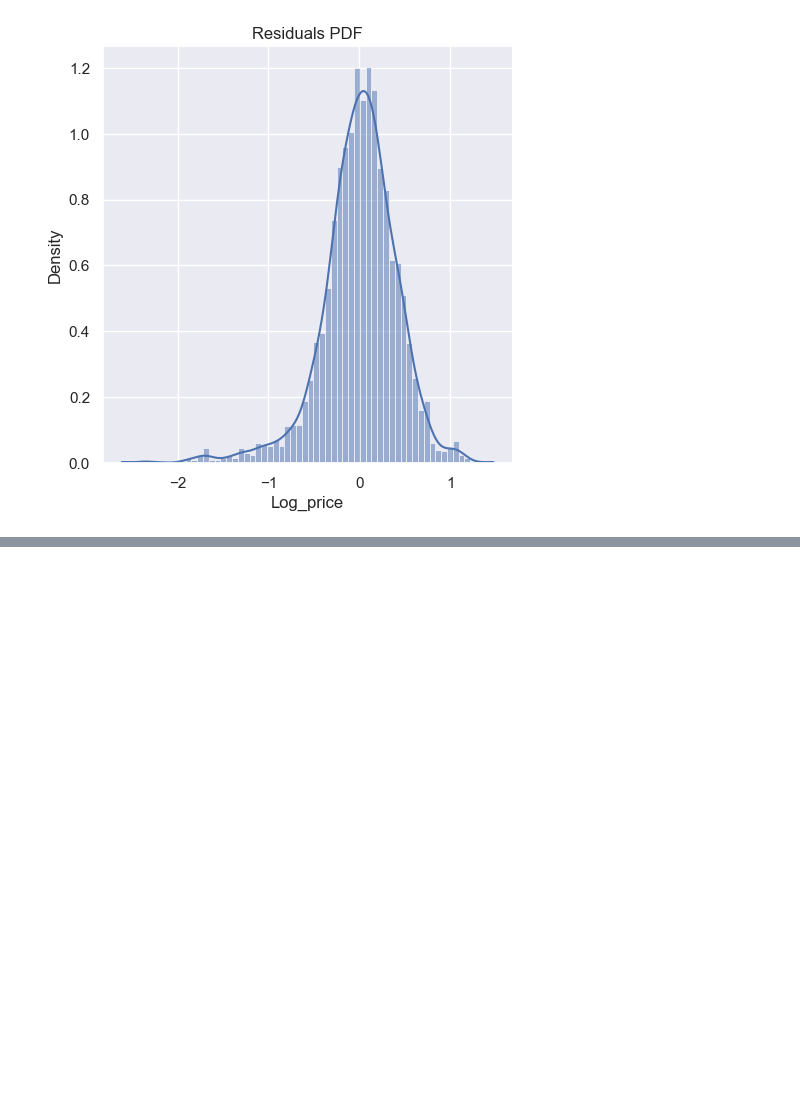
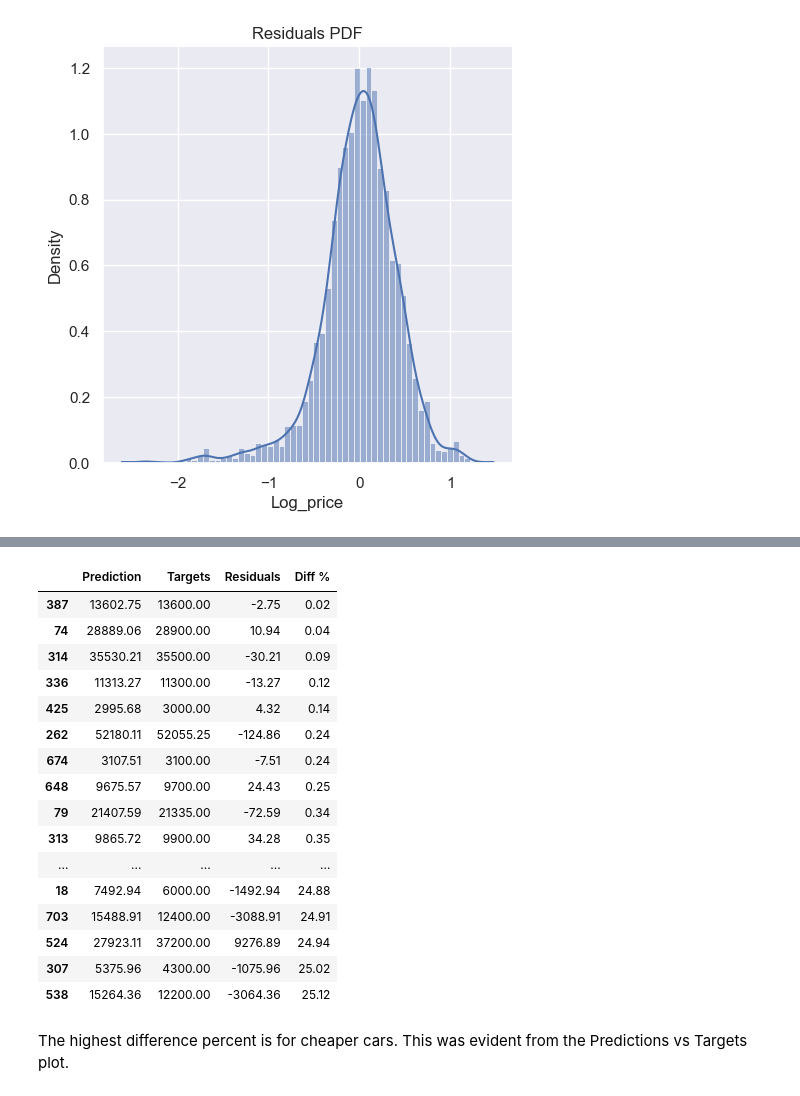
Before and after one commit to tanjatom/MachineLearning, a Jupyter notebook: Regression/predicting_car_prices.ipynb, the cells around one changed output, grey strips where cells are left out. Saved outputs shown, nothing was run; the diff lists cells and outputs as text; code cells hidden in the pictures; blank space fills up the shorter version.

```diff
--- a/Regression/predicting_car_prices.ipynb
+++ b/Regression/predicting_car_prices.ipynb
@@ -574,0 +619,4 @@ plt.show()
+# %%
+# Reset index
+y_test = y_test.reset_index(drop=True)
+y_test.head()
@@ -574,0 +630,4 @@ plt.show()
+# %%
+# Update Target column
+df_performance["Targets"] = np.exp(y_test)
+df_performance
@@ -574,0 +648,4 @@ plt.show()
+# %%
+# Calculate residuals
+df_performance["Residuals"] = df_performance["Targets"] - df_performance["Prediction"]
+df_performance.head()
@@ -574,0 +659,4 @@ plt.show()
+# %%
+# Find out how much the difference is in percentage
+df_performance["Diff %"] = np.absolute(df_performance["Residuals"] / df_performance["Targets"] * 100)
+df_performance
@@ -574,0 +690,25 @@ plt.show()
+# %%
+# See all rows, display results with two digits and sort it
+pd.options.display.max_rows = 999
+pd.set_option("display.float_format", lambda x: "%.2f" % x)
+df_performance.sort_values("Diff %")
+# %% [output]
+|  | Prediction | Targets | Residuals | Diff % |
+| 387 | 13602.75 | 13600.00 | -2.75 | 0.02 |
+| 74 | 28889.06 | 28900.00 | 10.94 | 0.04 |
+| 314 | 35530.21 | 35500.00 | -30.21 | 0.09 |
+| 336 | 11313.27 | 11300.00 | -13.27 | 0.12 |
+| 425 | 2995.68 | 3000.00 | 4.32 | 0.14 |
+| 262 | 52180.11 | 52055.25 | -124.86 | 0.24 |
+| 674 | 3107.51 | 3100.00 | -7.51 | 0.24 |
+| 648 | 9675.57 | 9700.00 | 24.43 | 0.25 |
+| 79 | 21407.59 | 21335.00 | -72.59 | 0.34 |
+| 313 | 9865.72 | 9900.00 | 34.28 | 0.35 |
+| ... | ... | ... | ... | ... |
+| 18 | 7492.94 | 6000.00 | -1492.94 | 24.88 |
+| 703 | 15488.91 | 12400.00 | -3088.91 | 24.91 |
+| 524 | 27923.11 | 37200.00 | 9276.89 | 24.94 |
+| 307 | 5375.96 | 4300.00 | -1075.96 | 25.02 |
+| 538 | 15264.36 | 12200.00 | -3064.36 | 25.12 |
+# %% [markdown]
+The highest difference percent is for cheaper cars. This was evident from the Predictions vs Targets plot.
```
Also changed, not shown: parts of 36 cells of this notebook.
